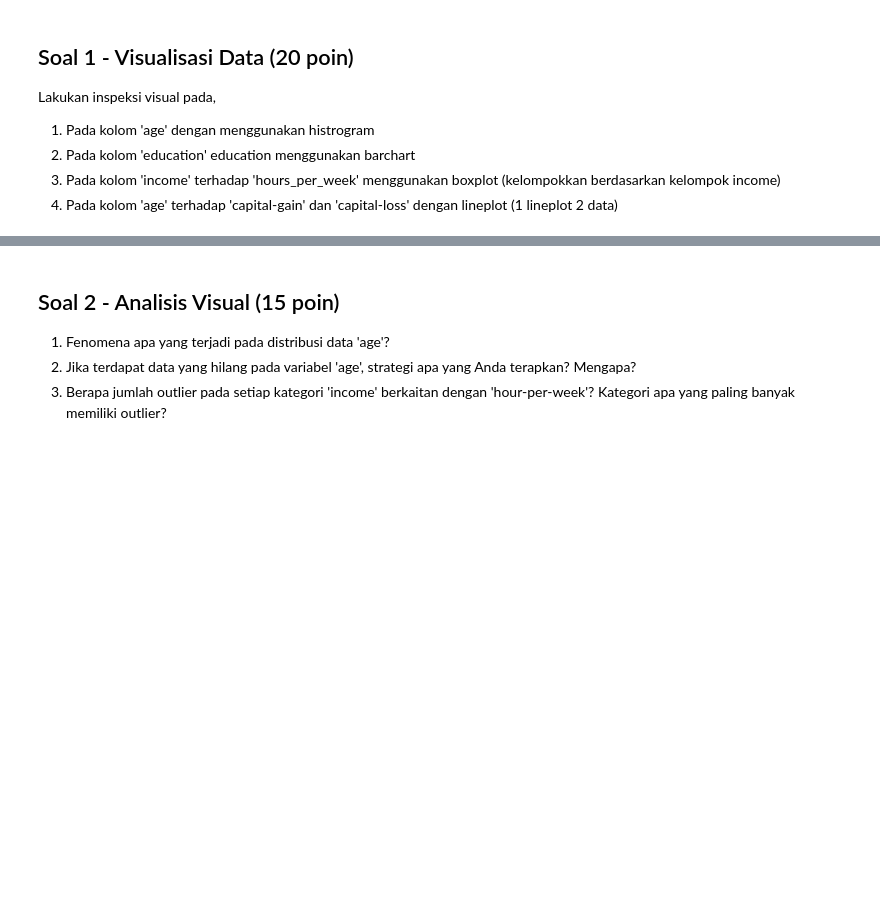
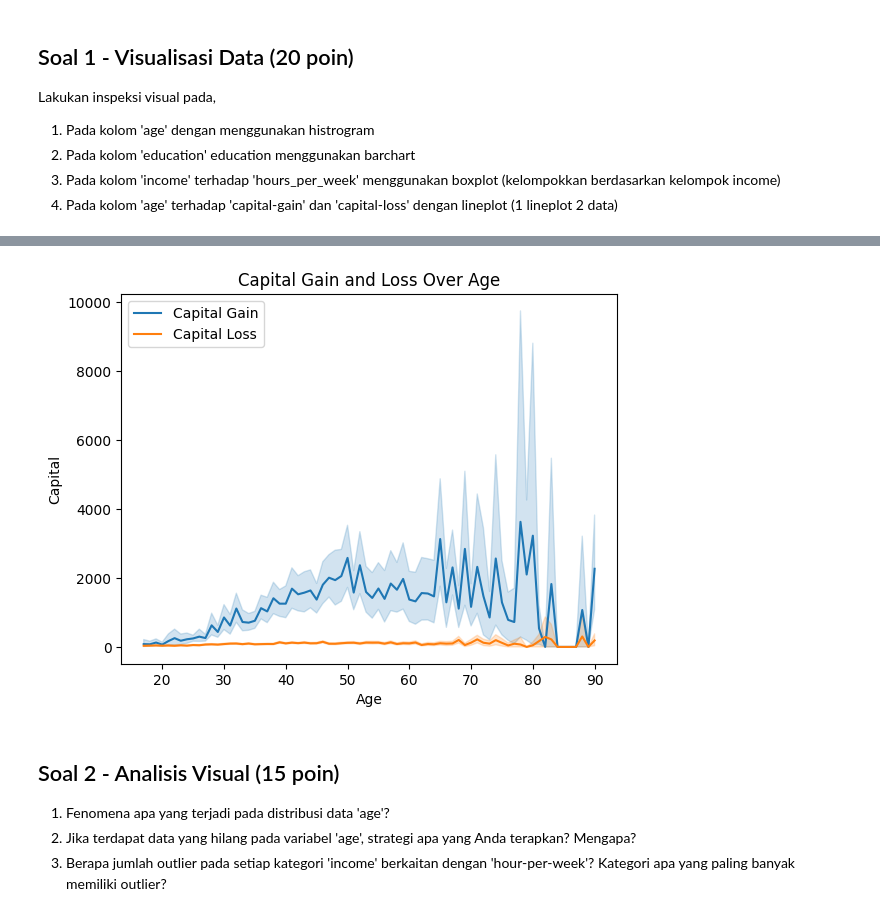
Before and after one commit to Ruphasa/KuisML1, a Jupyter notebook: JS04_SOAL_KUIS1_ML.ipynb, the cells around one changed output, grey strips where cells are left out. Saved outputs shown, nothing was run; the diff lists cells and outputs as text; code cells hidden in the pictures; blank space fills up the shorter version.

```diff
--- a/JS04_SOAL_KUIS1_ML.ipynb
+++ b/JS04_SOAL_KUIS1_ML.ipynb
@@ -109,3 +249,14 @@ Lakukan inspeksi visual pada,
+# %%
+# Jawab 1.4 - Lineplot
+plt.figure()
+sns.lineplot(x='age', y='capital-gain', data=df, label='Capital Gain')
+sns.lineplot(x='age', y='capital-loss', data=df, label='Capital Loss')
+plt.title('Capital Gain and Loss Over Age')
+plt.xlabel('Age'); plt.ylabel('Capital')
+plt.legend()
+plt.show()
+# %% [output]
+[figure, added]
 # %% [markdown]
 ## Soal 2 - Analisis Visual (15 poin)
 1. Fenomena apa yang terjadi pada distribusi data 'age'?
```
Also changed, not shown: parts of 22 cells of this notebook.
